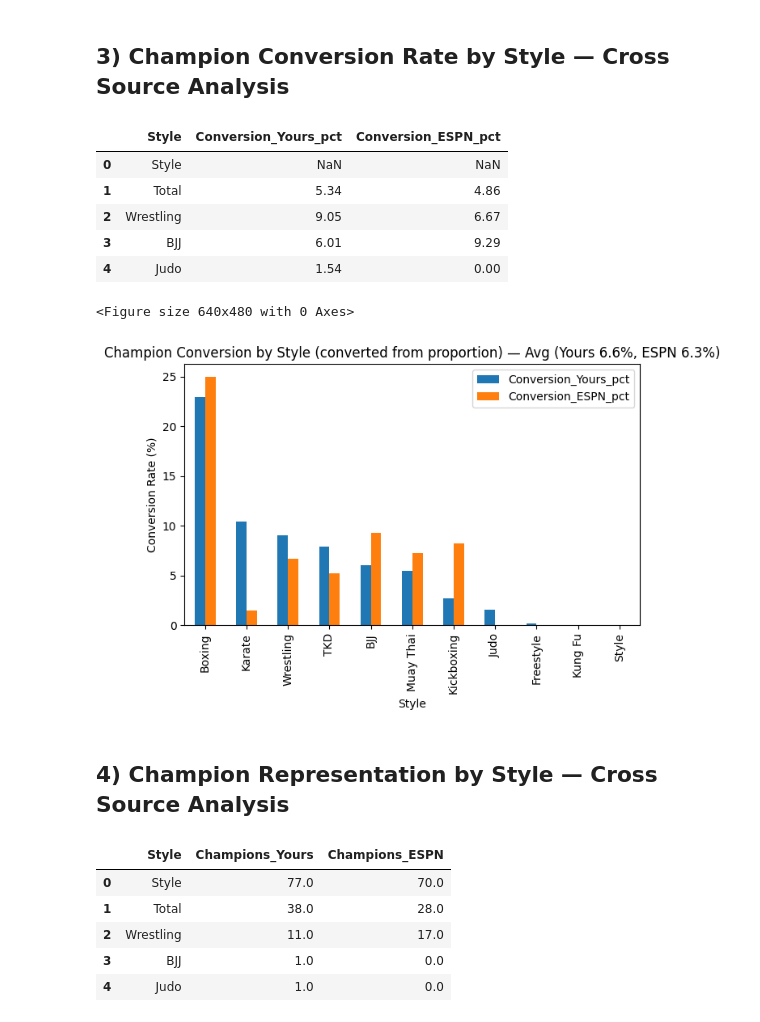
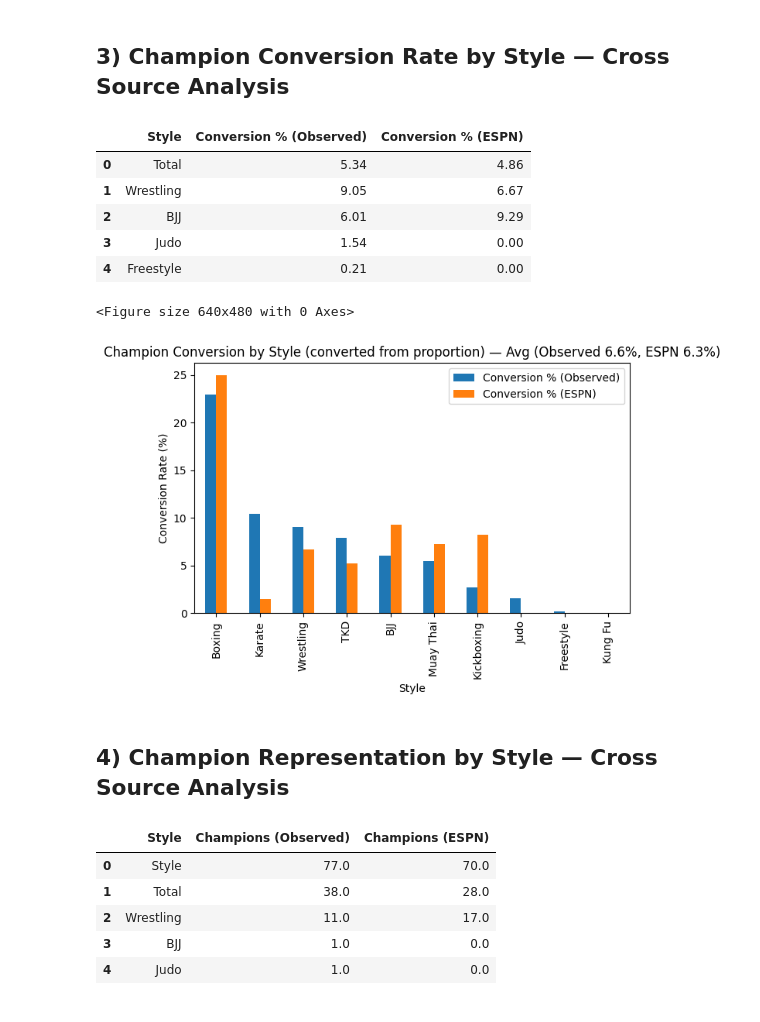
Before and after one commit to dylanagyemang/ufc-style-metrics, a Jupyter notebook: notebooks/ufc_analysis.ipynb, the cells around one changed output. Cells and saved outputs as stored; diff of their text form; code cells hidden in the pictures.

```diff
--- a/notebooks/ufc_analysis.ipynb
+++ b/notebooks/ufc_analysis.ipynb
@@ -184,56 +184,56 @@ assert cross_name is not None, "Cross Source Analysis sheet not found. Please re
 
 cross = pd.read_excel(EXCEL_PATH, sheet_name=cross_name, header=None)
 
-styles_conv = parse_range(cross, 'A2:A13').values.flatten().tolist()
-yours_conv  = to_num(parse_range(cross, 'D2:D13').values.flatten().tolist())
-espn_conv   = to_num(parse_range(cross, 'E2:E13').values.flatten().tolist())
+styles_conv = parse_range(cross, 'A3:A13').values.flatten().tolist()
+observed_conv  = to_num(parse_range(cross, 'D3:D13').values.flatten().tolist())
+espn_conv   = to_num(parse_range(cross, 'E3:E13').values.flatten().tolist())
 
 conv_df = pd.DataFrame({
     'Style': styles_conv,
-    'Conversion_Yours_raw': yours_conv,
-    'Conversion_ESPN_raw': espn_conv
+    'Conversion Raw (Observed)': observed_conv,
+    'Conversion Raw (ESPN)': espn_conv
 }).dropna(subset=['Style'])
 
 # Percent versions
 conv_pct = conv_df.copy()
-if conv_pct[['Conversion_Yours_raw','Conversion_ESPN_raw']].max().max() <= 1.0:
-    conv_pct['Conversion_Yours_pct'] = conv_pct['Conversion_Yours_raw'] * 100.0
-    conv_pct['Conversion_ESPN_pct']  = conv_pct['Conversion_ESPN_raw'] * 100.0
+if conv_pct[['Conversion Raw (Observed)','Conversion Raw (ESPN)']].max().max() <= 1.0:
+    conv_pct['Conversion % (Observed)'] = conv_pct['Conversion Raw (Observed)'] * 100.0
+    conv_pct['Conversion % (ESPN)']  = conv_pct['Conversion Raw (ESPN)'] * 100.0
     conv_note = '(converted from proportion)'
 else:
-    conv_pct['Conversion_Yours_pct'] = conv_pct['Conversion_Yours_raw']
-    conv_pct['Conversion_ESPN_pct']  = conv_pct['Conversion_ESPN_raw']
+    conv_pct['Conversion % (Observed)'] = conv_pct['Conversion Raw (Observed)']
+    conv_pct['Conversion % (ESPN)']  = conv_pct['Conversion Raw (ESPN)']
     conv_note = '(interpreted as %)'
 mask_c = exclude_summary(conv_pct['Style'])
-avg_y = conv_pct.loc[mask_c, 'Conversion_Yours_pct'].mean()
-avg_e = conv_pct.loc[mask_c, 'Conversion_ESPN_pct'].mean()
+avg_y = conv_pct.loc[mask_c, 'Conversion % (Observed)'].mean()
+avg_e = conv_pct.loc[mask_c, 'Conversion % (ESPN)'].mean()
 
-conv_pct[['Style','Conversion_Yours_pct','Conversion_ESPN_pct']].head()
+conv_pct[['Style','Conversion % (Observed)','Conversion % (ESPN)']].head()
 # %% [output]
-|  | Style | Conversion_Yours_pct | Conversion_ESPN_pct |
-| 0 | Style | NaN | NaN |
-| 1 | Total | 5.34 | 4.86 |
-| 2 | Wrestling | 9.05 | 6.67 |
-| 3 | BJJ | 6.01 | 9.29 |
-| 4 | Judo | 1.54 | 0.00 |
+|  | Style | Conversion % (Observed) | Conversion % (ESPN) |
+| 0 | Total | 5.34 | 4.86 |
+| 1 | Wrestling | 9.05 | 6.67 |
+| 2 | BJJ | 6.01 | 9.29 |
+| 3 | Judo | 1.54 | 0.00 |
+| 4 | Freestyle | 0.21 | 0.00 |
 # %%
 
 plt.figure()
-plot_df = conv_pct.loc[mask_c].set_index('Style')[['Conversion_Yours_pct','Conversion_ESPN_pct']].sort_values('Conversion_Yours_pct', ascending=False)
+plot_df = conv_pct.loc[mask_c].set_index('Style')[['Conversion % (Observed)','Conversion % (ESPN)']].sort_values('Conversion % (Observed)', ascending=False)
 plot_df.plot(kind='bar')
 plt.ylabel('Conversion Rate (%)')
-plt.title(f'Champion Conversion by Style {conv_note} — Avg (Yours {avg_y:.1f}%, ESPN {avg_e:.1f}%)')
+plt.title(f'Champion Conversion by Style {conv_note} — Avg (Observed {avg_y:.1f}%, ESPN {avg_e:.1f}%)')
 plt.tight_layout()
 plt.show()
 # %% [output]
 <Figure size 640x480 with 0 Axes>
-[figure, old version]
+[figure, new version]
 # %% [markdown]
 ## 4) Champion Representation by Style — Cross Source Analysis
 # %%
 
 styles_rep2 = parse_range(cross, 'A2:A13').values.flatten().tolist()
-yours_rep2  = to_num(parse_range(cross, 'B3:B13').values.flatten().tolist())
+observed_rep2  = to_num(parse_range(cross, 'B3:B13').values.flatten().tolist())
 espn_rep2   = to_num(parse_range(cross, 'C3:C13').values.flatten().tolist())
 
 def pad(lst, n):
@@ -241,20 +241,20 @@ def pad(lst, n):
     while len(out) < n: out.append(np.nan)
     return out
 
-mx = max(len(styles_rep2), len(yours_rep2), len(espn_rep2))
+mx = max(len(styles_rep2), len(observed_rep2), len(espn_rep2))
 styles_rep2 = pad(styles_rep2, mx)
-yours_rep2  = pad(yours_rep2, mx)
+observed_rep2  = pad(observed_rep2, mx)
 espn_rep2   = pad(espn_rep2, mx)
 
 rep2_df = pd.DataFrame({
     'Style': styles_rep2,
-    'Champions_Yours': yours_rep2,
-    'Champions_ESPN': espn_rep2
+    'Champions (Observed)': observed_rep2,
+    'Champions (ESPN)': espn_rep2
 }).dropna(subset=['Style'])
 
 rep2_df.head()
 # %% [output]
-|  | Style | Champions_Yours | Champions_ESPN |
+|  | Style | Champions (Observed) | Champions (ESPN) |
 | 0 | Style | 77.0 | 70.0 |
 | 1 | Total | 38.0 | 28.0 |
 | 2 | Wrestling | 11.0 | 17.0 |
```
Also changed, not shown: parts of 3 cells of this notebook, 1 other file.
